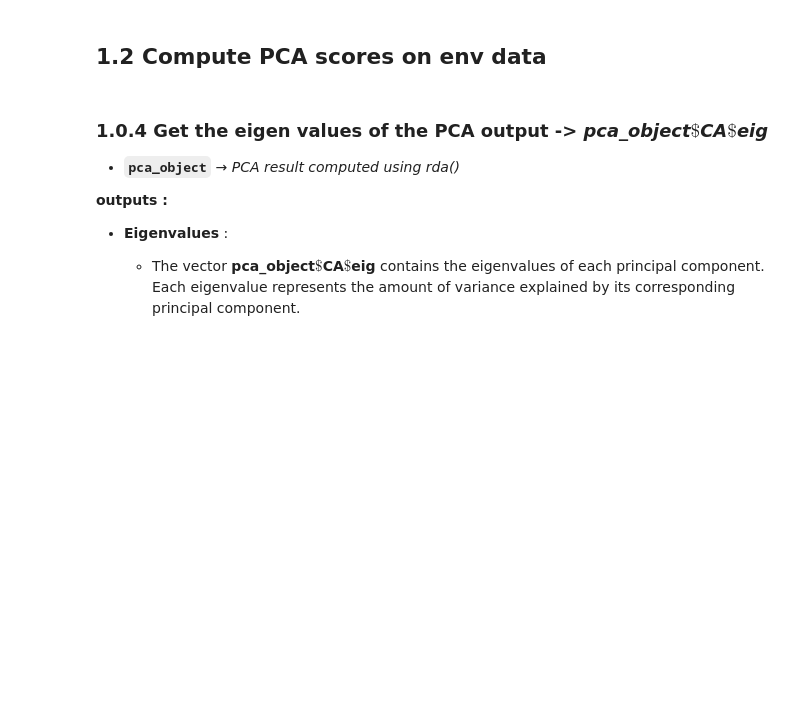
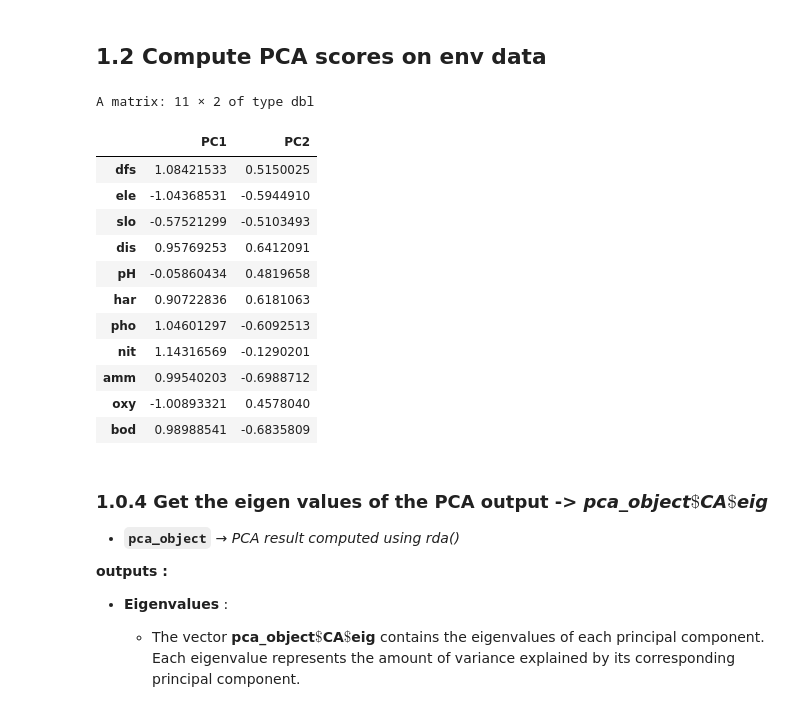
Before and after one commit to yaugot/ENV513_Multivariate_Statistics_in_R, a Jupyter notebook: Script5/Script5.ipynb, the cells around one changed output. Saved outputs shown, nothing was run; the diff lists cells and outputs as text; code cells hidden in the pictures; blank space fills up the shorter version.

```diff
--- a/Script5/Script5.ipynb
+++ b/Script5/Script5.ipynb
@@ -209,7 +236,21 @@ summary(env.pca)
 ## 1.2 Compute PCA scores on env data
 # %%
 # Examine and plot PCA output
-scores(env.pca, display = "sites")
+scores(env.pca, display = "species")
+# %% [output]
+A matrix: 11 × 2 of type dbl
+|  | PC1 | PC2 |
+| dfs | 1.08421533 | 0.5150025 |
+| ele | -1.04368531 | -0.5944910 |
+| slo | -0.57521299 | -0.5103493 |
+| dis | 0.95769253 | 0.6412091 |
+| pH | -0.05860434 | 0.4819658 |
+| har | 0.90722836 | 0.6181063 |
+| pho | 1.04601297 | -0.6092513 |
+| nit | 1.14316569 | -0.1290201 |
+| amm | 0.99540203 | -0.6988712 |
+| oxy | -1.00893321 | 0.4578040 |
+| bod | 0.98988541 | -0.6835809 |
 # %% [markdown]
 ### 1.0.4 Get the eigen values of the PCA output -> ***pca_object$ \$ $CA$ \$ $eig***
 
```
Also changed, not shown: parts of 11 cells of this notebook, 3 other files.
